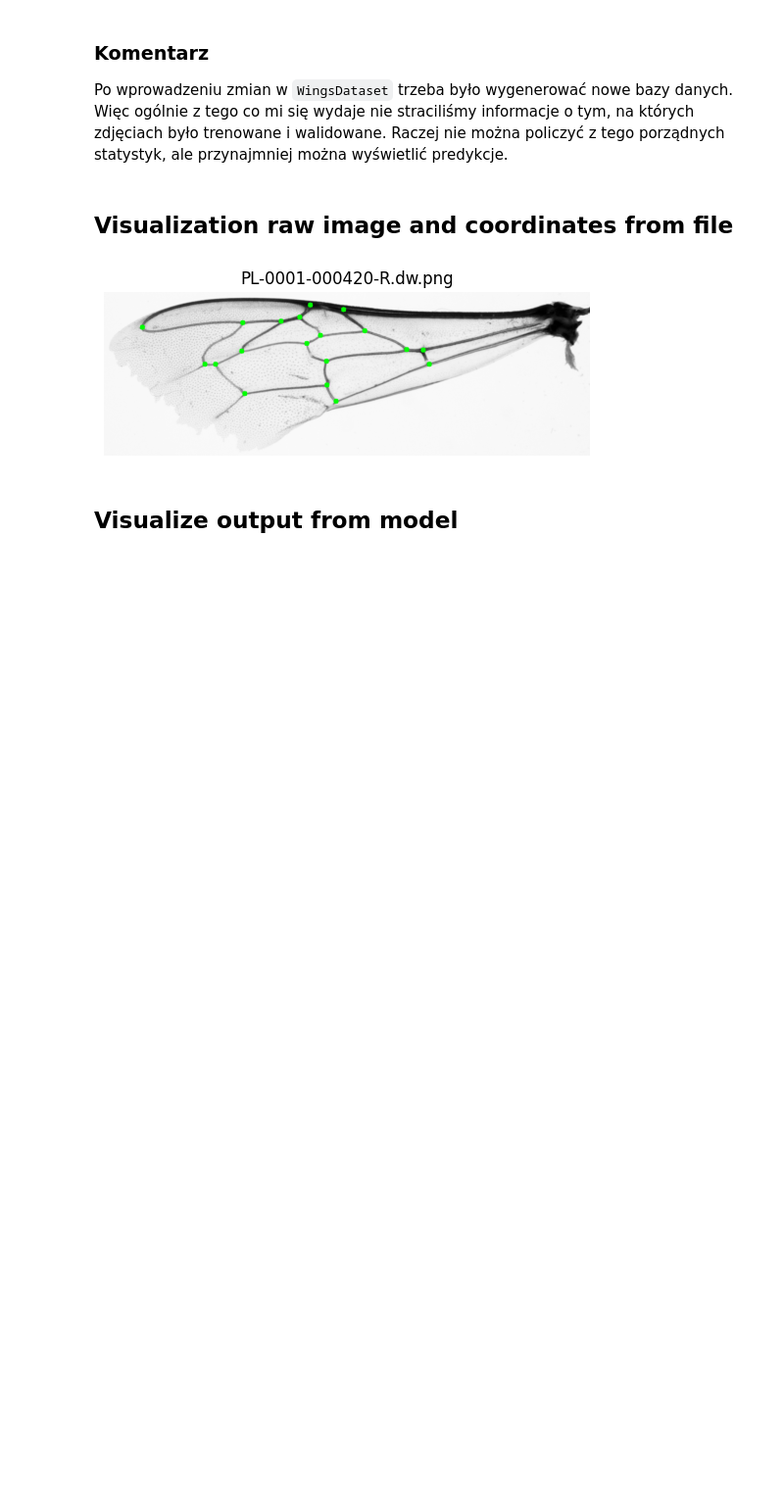
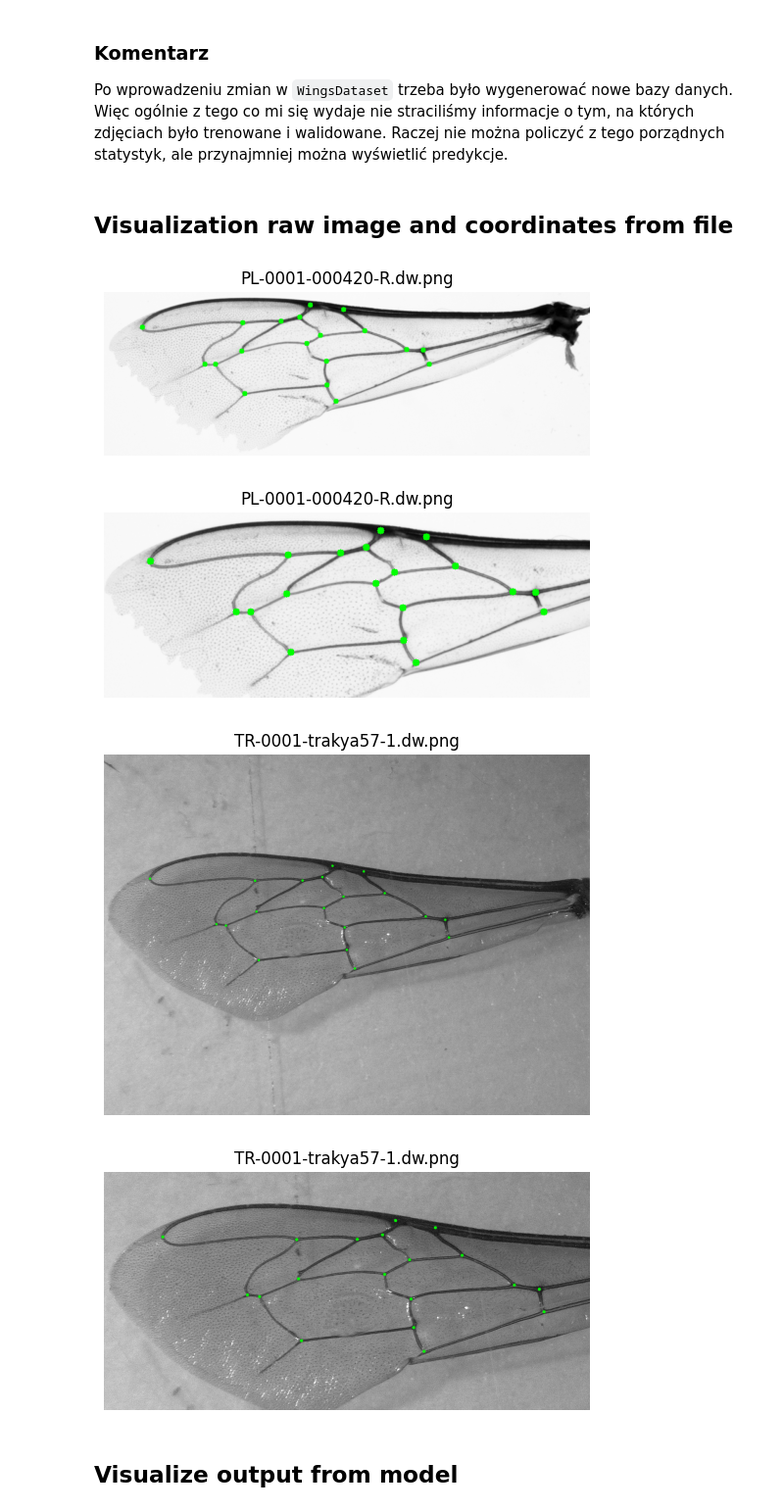
Before and after one commit to mkrajew/bees, a Jupyter notebook: notebooks/01_visualize.ipynb, the cells around one changed output. Shown at 98% size. Drawn from its saved outputs; the diff is of its cells as text; code cells hidden in the pictures; blank space fills up the shorter version.

```diff
--- a/notebooks/01_visualize.ipynb
+++ b/notebooks/01_visualize.ipynb
@@ -25,8 +29,14 @@ Po wprowadzeniu zmian w `WingsDataset` trzeba było wygenerować nowe bazy danyc
 ## Visualization raw image and coordinates from file
 # %%
 visualize_from_file(filename="PL-0001-000420-R.dw.png", spot_size=5)
+visualize_from_file(filename="PL-0001-000420-R.dw.png", spot_size=5, data_folder=PROCESSED_DATA_DIR / "cropped")
+visualize_from_file(filename="TR-0001-trakya57-1.dw.png", spot_size=5)
+visualize_from_file(filename="TR-0001-trakya57-1.dw.png", spot_size=5, data_folder=PROCESSED_DATA_DIR / "cropped")
 # %% [output]
 [figure]
+[figure, added]
+[figure, added]
+[figure, added]
 # %% [markdown]
 ## Visualize output from model
 # %% [markdown]
```
Also changed, not shown: parts of 1 cell of this notebook, 4 other files.
